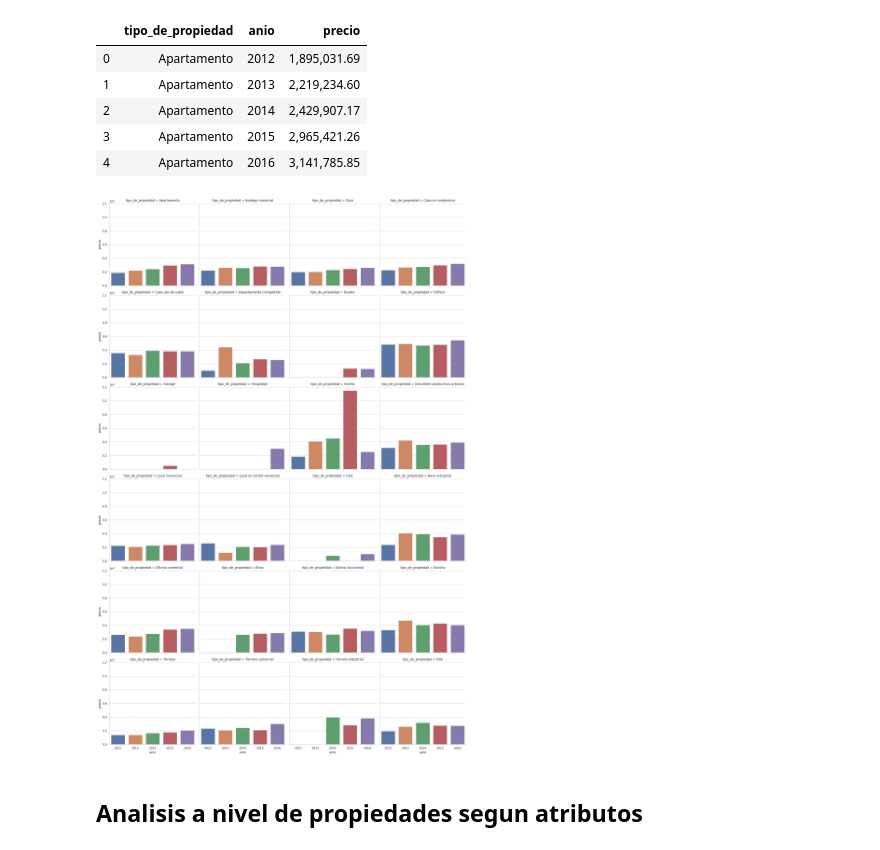
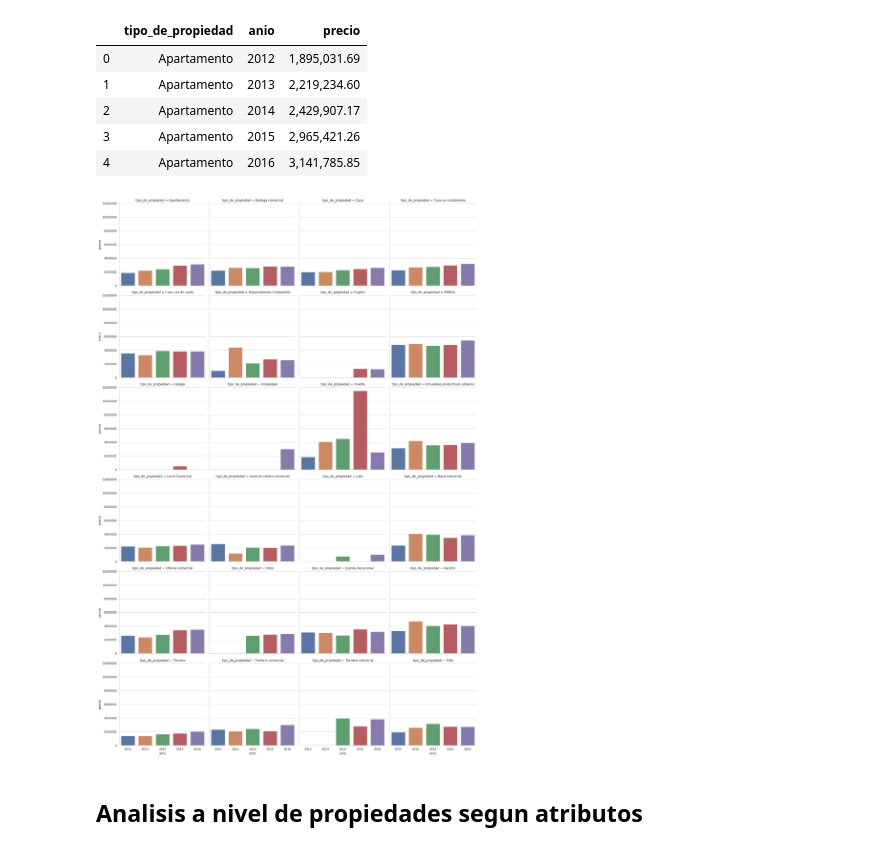
Before and after one commit to diaznicolasandres1/95.58-orga-datos-zonaprop-mexico-12-16, a Jupyter notebook: notebooks/03-exploracion-por-propiedades-provincias.ipynb, the cells around one changed output. Drawn from its saved outputs; the diff is of its cells as text; code cells hidden in the pictures.

```diff
--- a/notebooks/03-exploracion-por-propiedades-provincias.ipynb
+++ b/notebooks/03-exploracion-por-propiedades-provincias.ipynb
@@ -403,8 +406,9 @@ precio_por_prop_anio_reshaped.head()
 | 4 | Apartamento | 2016 | 3,141,785.85 |
 # %%
 g = sns.catplot(x="anio", col="tipo_de_propiedad", y="precio", data=precio_por_prop_anio_reshaped, kind="bar", col_wrap=4)
+plt.ticklabel_format(style='plain', axis='y')
 # %% [output]
-[figure, old version]
+[figure, new version]
 # %% [markdown]
 ## Analisis a nivel de propiedades segun atributos
 # %% [markdown]
```
Also changed, not shown: parts of 15 cells of this notebook.
